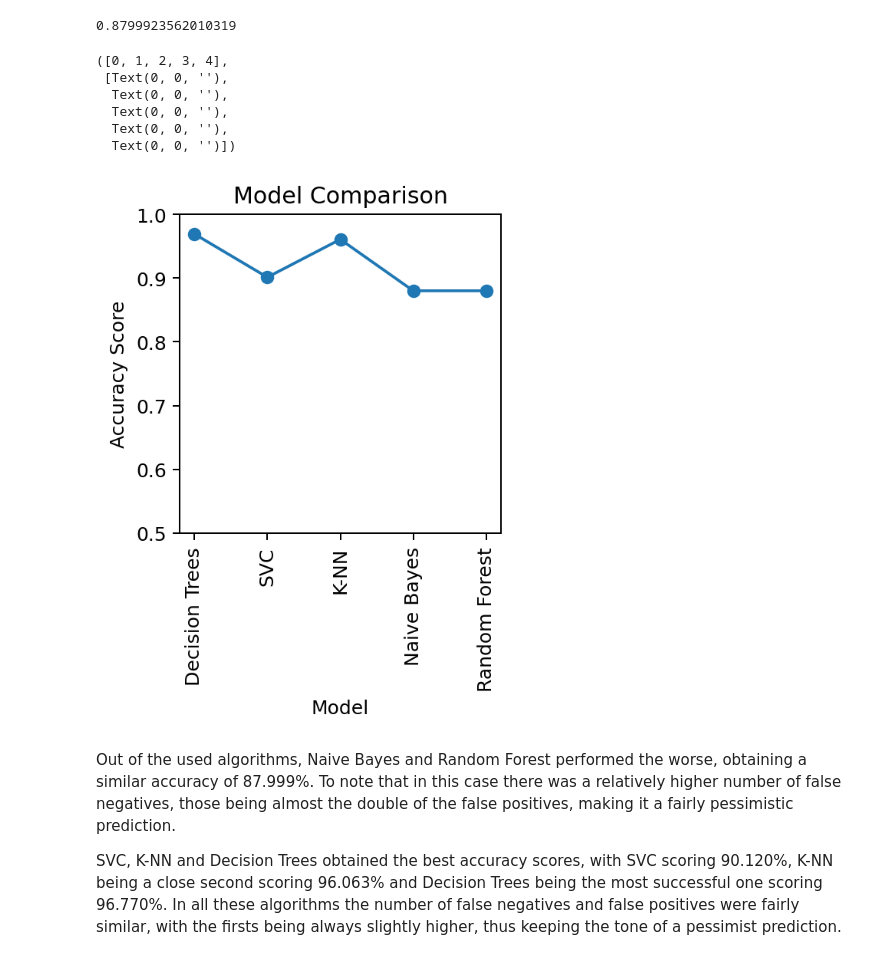
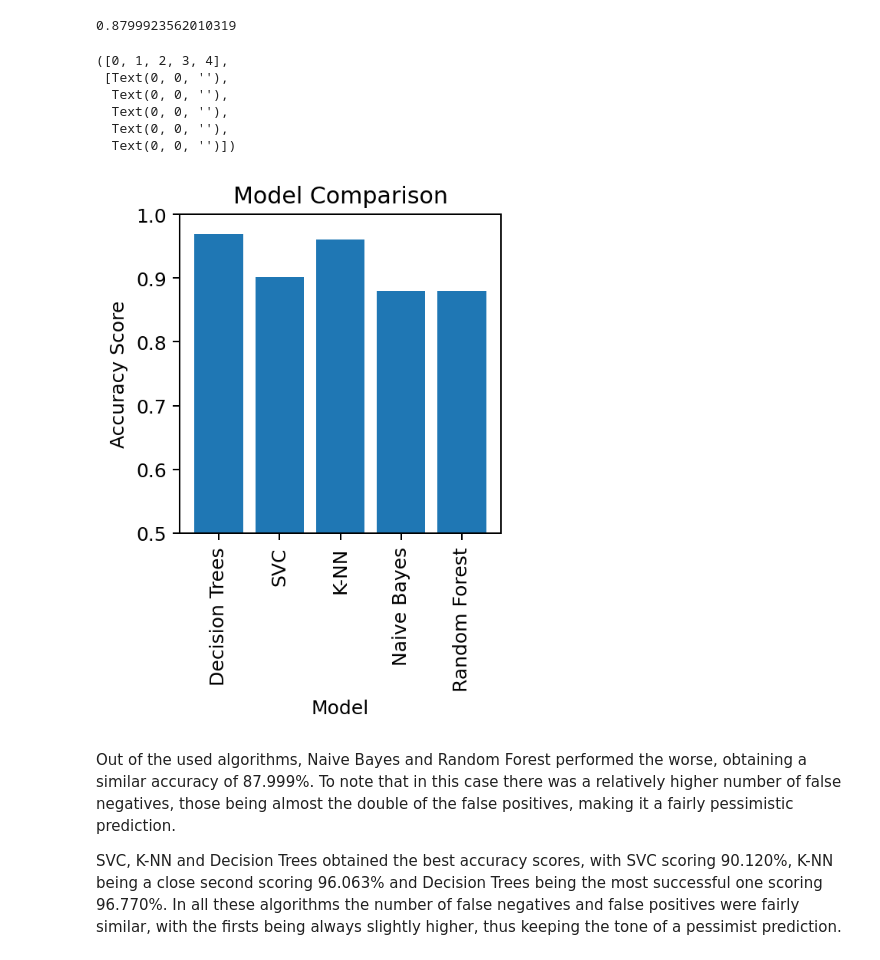
Before and after one commit to Henrique-O-S/Acoustic_Fire_Extinguisher_Success_Predictor, a Jupyter notebook: Acoustic_Extinguisher_Fire_Dataset/notebook.ipynb, the cells around one changed output. Drawn from its saved outputs; the diff is of its cells as text; code cells hidden in the pictures.

Commit message:
Updated accuracy comparing graph

```diff
--- a/Acoustic_Extinguisher_Fire_Dataset/notebook.ipynb
+++ b/Acoustic_Extinguisher_Fire_Dataset/notebook.ipynb
@@ -556,23 +556,23 @@ print(random_forest_accuracy)
 # %%
 # ACCURACY GRAPH
 models = ['Decision Trees','SVC','K-NN','Naive Bayes','Random Forest']
 score = [decision_trees_accuracy,svc_accuracy,k_nn_accuracy,naive_bayes_accuracy,random_forest_accuracy]
 
 plt.figure(figsize=(3,3),dpi=180)
-plt.plot(models,score,marker='o')
+plt.bar(models,score)
 plt.ylim(0.5,1)
 plt.xlabel('Model')
 plt.ylabel('Accuracy Score')
 plt.title('Model Comparison')
 plt.xticks(rotation=90)
 # %% [output]
 ([0, 1, 2, 3, 4],
  [Text(0, 0, ''),
   Text(0, 0, ''),
   Text(0, 0, ''),
   Text(0, 0, ''),
   Text(0, 0, '')])
-[figure, old version]
+[figure, new version]
 # %% [markdown]
 Out of the used algorithms, Naive Bayes and Random Forest performed the worse, obtaining a similar accuracy of 87.999%.
 To note that in this case there was a relatively higher number of false negatives, those being almost the double of the false positives, making it a fairly pessimistic prediction.
```
Also changed, not shown: parts of 7 cells of this notebook.
